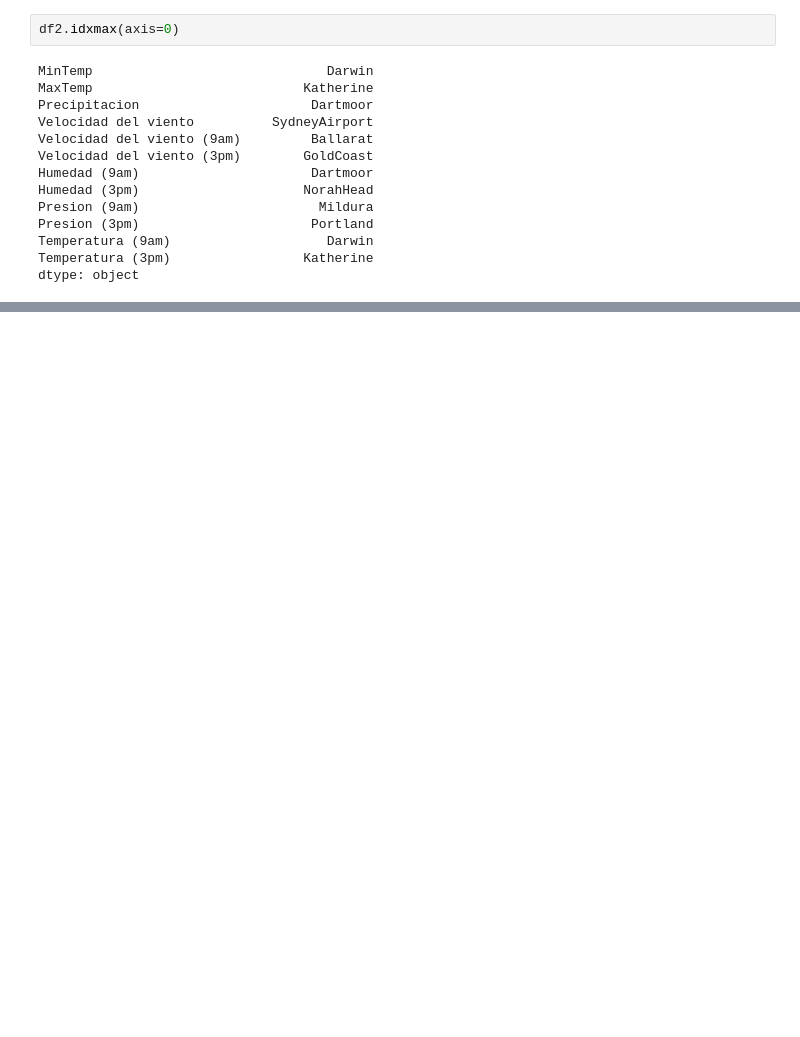
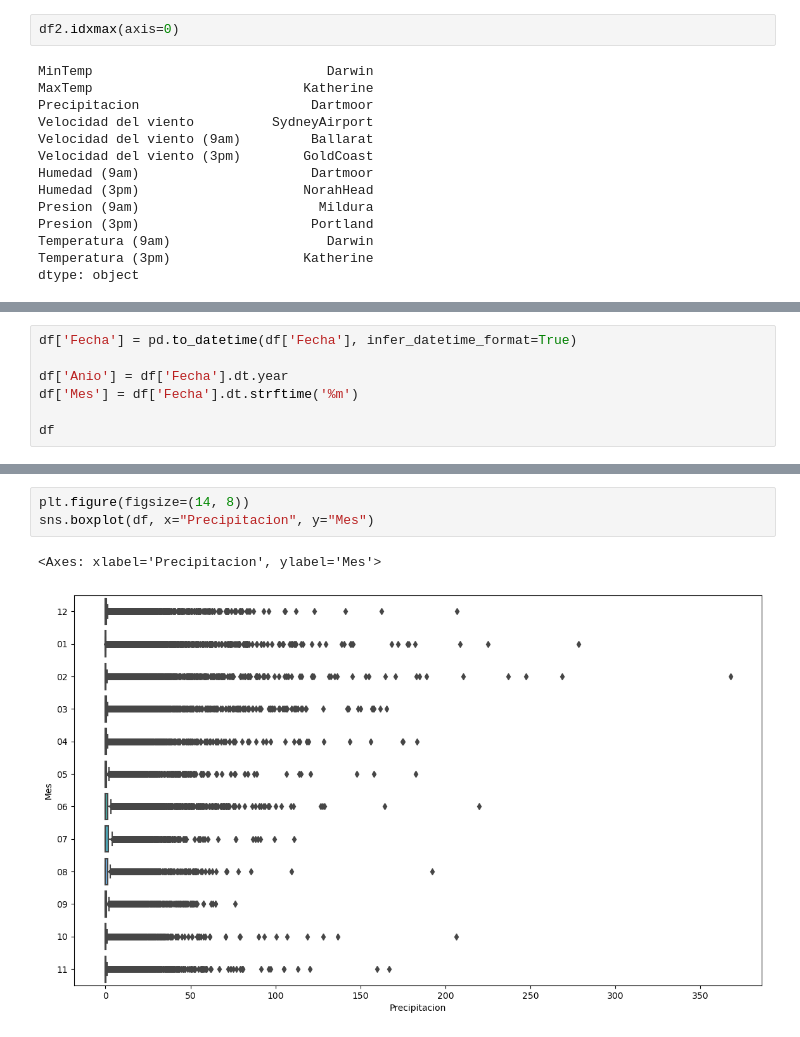
Before and after one commit to esco1729/HT05, a Jupyter notebook: HT6 (EDA).ipynb, the cells around one changed output, grey strips where cells are left out. Cells and saved outputs as stored; diff of their text form; blank space fills up the shorter version.

Commit message:
cambios fecha (agrega año y mes)

```diff
--- a/HT6 (EDA).ipynb
+++ b/HT6 (EDA).ipynb
@@ -298,0 +307,7 @@ dtype: object
+# %%
+df['Fecha'] = pd.to_datetime(df['Fecha'], infer_datetime_format=True)
+
+df['Anio'] = df['Fecha'].dt.year
+df['Mes'] = df['Fecha'].dt.strftime('%m')
+
+df
@@ -298,0 +328,6 @@ dtype: object
+# %%
+plt.figure(figsize=(14, 8))
+sns.boxplot(df, x="Precipitacion", y="Mes")
+# %% [output]
+<Axes: xlabel='Precipitacion', ylabel='Mes'>
+[figure, added]
```
Also changed, not shown: parts of 25 cells of this notebook.
